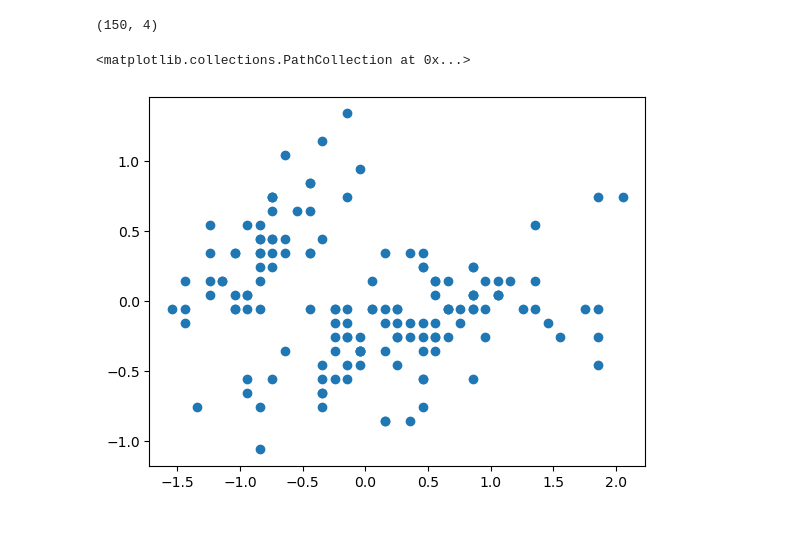
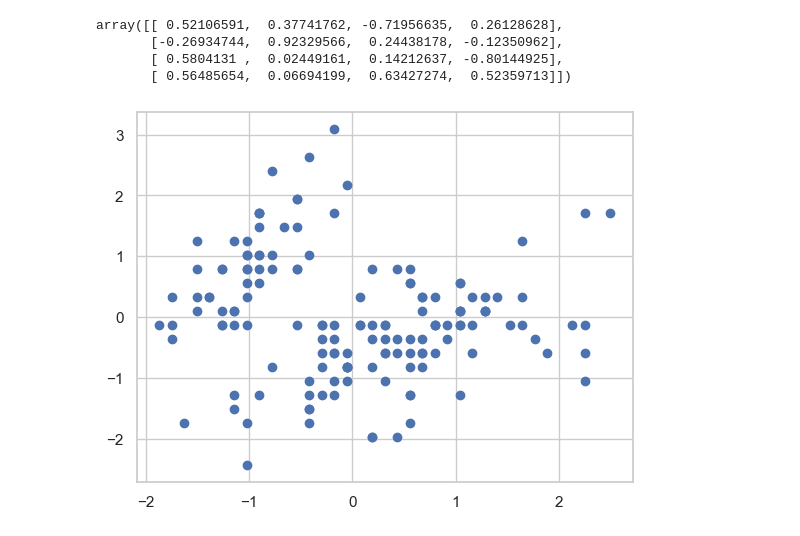
Before and after one commit to xyro-coder/Variational_Autoencoders, a Jupyter notebook: vae-building-blocks/pca.ipynb, the cells around one changed output. Cells and saved outputs as stored; diff of their text form; code cells hidden in the pictures.

```diff
--- a/vae-building-blocks/pca.ipynb
+++ b/vae-building-blocks/pca.ipynb
@@ -8,10 +8,13 @@ import seaborn as sns
-# %%
-#Generate Data
-iris = sklearn.datasets.load_iris()
-iris_data = iris.data - iris.data.mean(axis=0)
-iris_data.shape
-# %% [output]
-(150, 4)
+# %%
+#Generate Data
+iris = sklearn.datasets.load_iris()
+X = iris.data
+y = iris.target
+
+# In general, it's a good idea to scale the data prior to PCA.
+scaler = sklearn.preprocessing.StandardScaler()
+scaler.fit(X)
+X=scaler.transform(X)
 # %%
 # we have 4 variables with each having 150 observations
 # the above will give a k by k, sample covareince matrix
@@ -96,7 +99,10 @@ def PCA(Data, axes):
 
     return projected_data
 # %%
-plt.scatter(iris_data[:, 0], iris_data[:, 1])
+plt.scatter(X[:, 0], X[:, 1])
 # %% [output]
-<matplotlib.collections.PathCollection at 0x...>
+array([[ 0.52106591,  0.37741762, -0.71956635,  0.26128628],
+       [-0.26934744,  0.92329566,  0.24438178, -0.12350962],
+       [ 0.5804131 ,  0.02449161,  0.14212637, -0.80144925],
+       [ 0.56485654,  0.06694199,  0.63427274,  0.52359713]])
-[figure, old version]
+[figure, new version]
```
Also changed, not shown: parts of 5 cells of this notebook.
